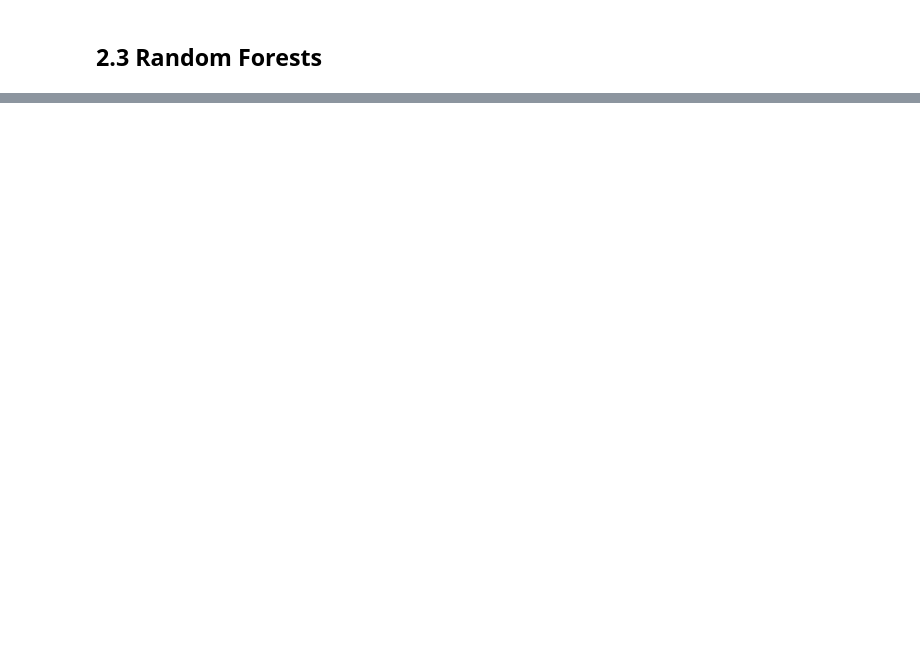
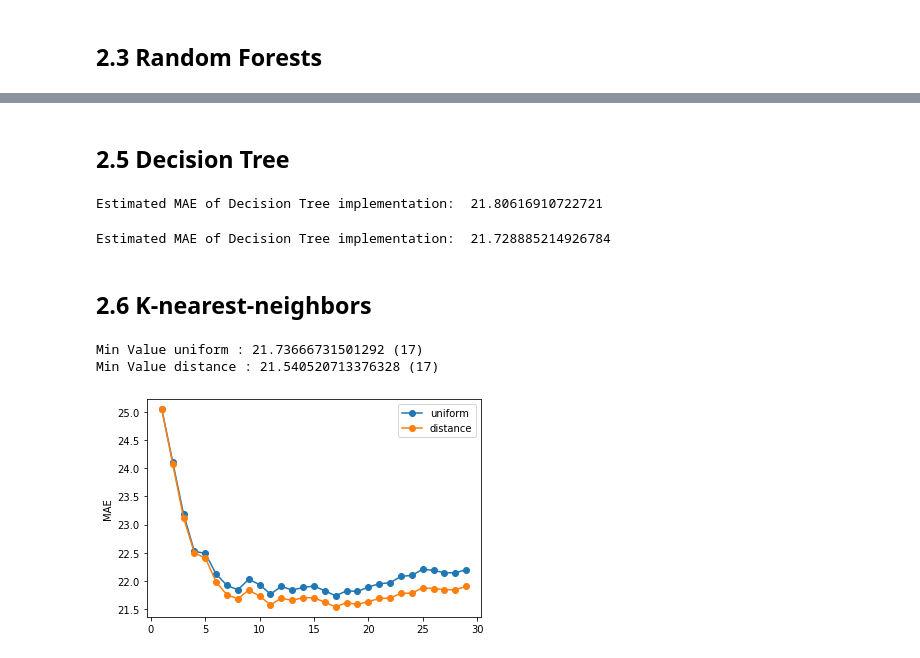
Before and after one commit to raulbs7/Machine-Learning-Techniques-Project, a Jupyter notebook: Dengue_Supervised_Project/2_Baseline.ipynb, the cells around one changed output, grey strips where cells are left out. Cells and saved outputs as stored; diff of their text form; code cells hidden in the pictures; blank space fills up the shorter version.

```diff
--- a/Dengue_Supervised_Project/2_Baseline.ipynb
+++ b/Dengue_Supervised_Project/2_Baseline.ipynb
@@ -146,0 +204,75 @@ Estimated accuracy of Random Forest implementation:  23.210998896574218
+# %% [markdown]
+## 2.5 Decision Tree
+# %%
+fold_mae = []
+
+for train_fold, test_fold in cv.split(train):
+  # Random division of the train set to do cross validation
+  f_train_X = train.iloc[train_fold]
+  f_test_X = train.iloc[test_fold]
+  f_train_y = train['total_cases'].iloc[train_fold]
+  f_test_y = train['total_cases'].iloc[test_fold]
+  # FIT THE MODEL
+  f_model = DecisionTreeRegressor().fit(f_train_X.drop(['total_cases'], axis = 1), f_train_y)
+  # PREDICT AND SCORE
+  y_pred = f_model.predict(X = f_test_X.drop(['total_cases'], axis = 1))
+  mae = mean_absolute_error(f_test_y, y_pred)
+  fold_mae.append(mae)
+forest_mae = sum(fold_mae)/len(fold_mae)
+
+print('Estimated MAE of Decision Tree implementation: ', forest_mae)
+# %% [output]
+Estimated MAE of Decision Tree implementation:  21.80616910722721
+# %%
+fold_mae = []
+
+for train_fold, test_fold in cv.split(X_train):
+  # Random division of the train set to do cross validation
+  f_train_X = X_train.iloc[train_fold]
+  f_test_X = X_train.iloc[test_fold]
+  f_train_y = y_train.iloc[train_fold]
+  f_test_y = y_train.iloc[test_fold]
+  # FIT THE MODEL
+  f_model = DecisionTreeRegressor().fit(f_train_X, f_train_y)
+  # PREDICT AND SCORE
+  y_pred = f_model.predict(X = f_test_X)
+  mae = mean_absolute_error(f_test_y, y_pred)
+  fold_mae.append(mae)
+forest_mae = sum(fold_mae)/len(fold_mae)
+
+print('Estimated MAE of Decision Tree implementation: ', forest_mae)
+# %% [output]
+Estimated MAE of Decision Tree implementation:  21.728885214926784
+# %% [markdown]
+## 2.6 K-nearest-neighbors
+# %%
+for i, weights in enumerate(['uniform', 'distance']):
+   total_scores = []
+   for n_neighbors in range(1,30):
+       fold_mae = []
+       knn = KNeighborsRegressor(n_neighbors, weights=weights)
+       for train_fold, test_fold in cv.split(X_train):
+         # Random division of the train set to do cross validation
+         f_train_X = train.iloc[train_fold]
+         f_test_X = train.iloc[test_fold]
+         f_train_y = train['total_cases'].iloc[train_fold]
+         f_test_y = train['total_cases'].iloc[test_fold]
+         # FIT THE MODEL
+         f_model = knn.fit(f_train_X.drop(['total_cases'], axis = 1), f_train_y)
+         # PREDICT AND SCORE
+         y_pred = f_model.predict(X = f_test_X.drop(['total_cases'], axis = 1))
+         mae = mean_absolute_error(f_test_y, y_pred)
+         fold_mae.append(mae)
+       total_scores.append(sum(fold_mae)/len(fold_mae))
+
+   plt.plot(range(1,len(total_scores)+1), total_scores, marker='o', label=weights)
+   print ('Min Value ' +  weights + " : " +  str(min(total_scores)) +" (" + str(np.argmin(total_scores) + 1) + ")")
+   plt.ylabel('MAE')
+
+
+plt.legend()
+plt.show()
+# %% [output]
+Min Value uniform : 21.73666731501292 (17)
+Min Value distance : 21.540520713376328 (17)
+[figure, added]
```
Also changed, not shown: parts of 13 cells of this notebook.
